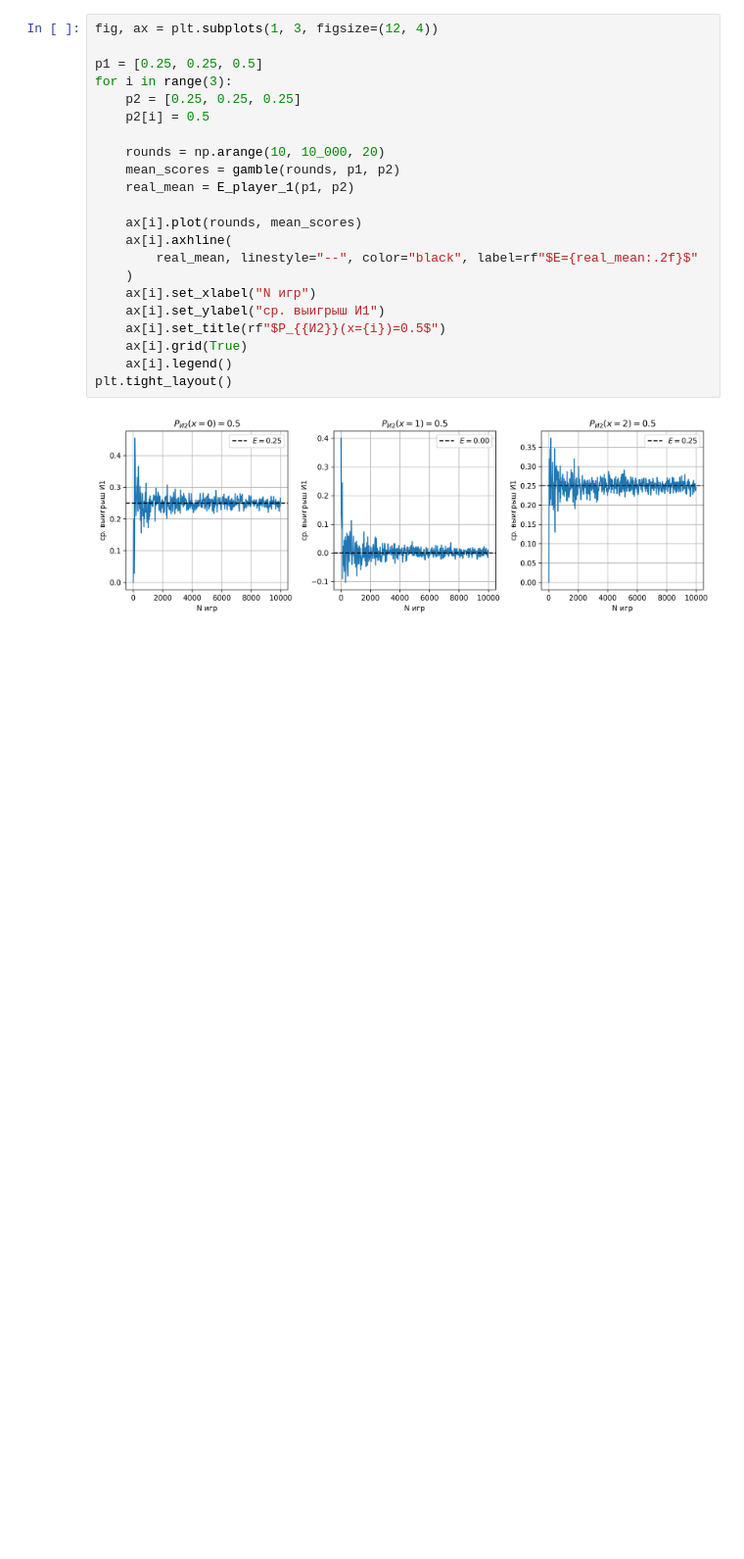
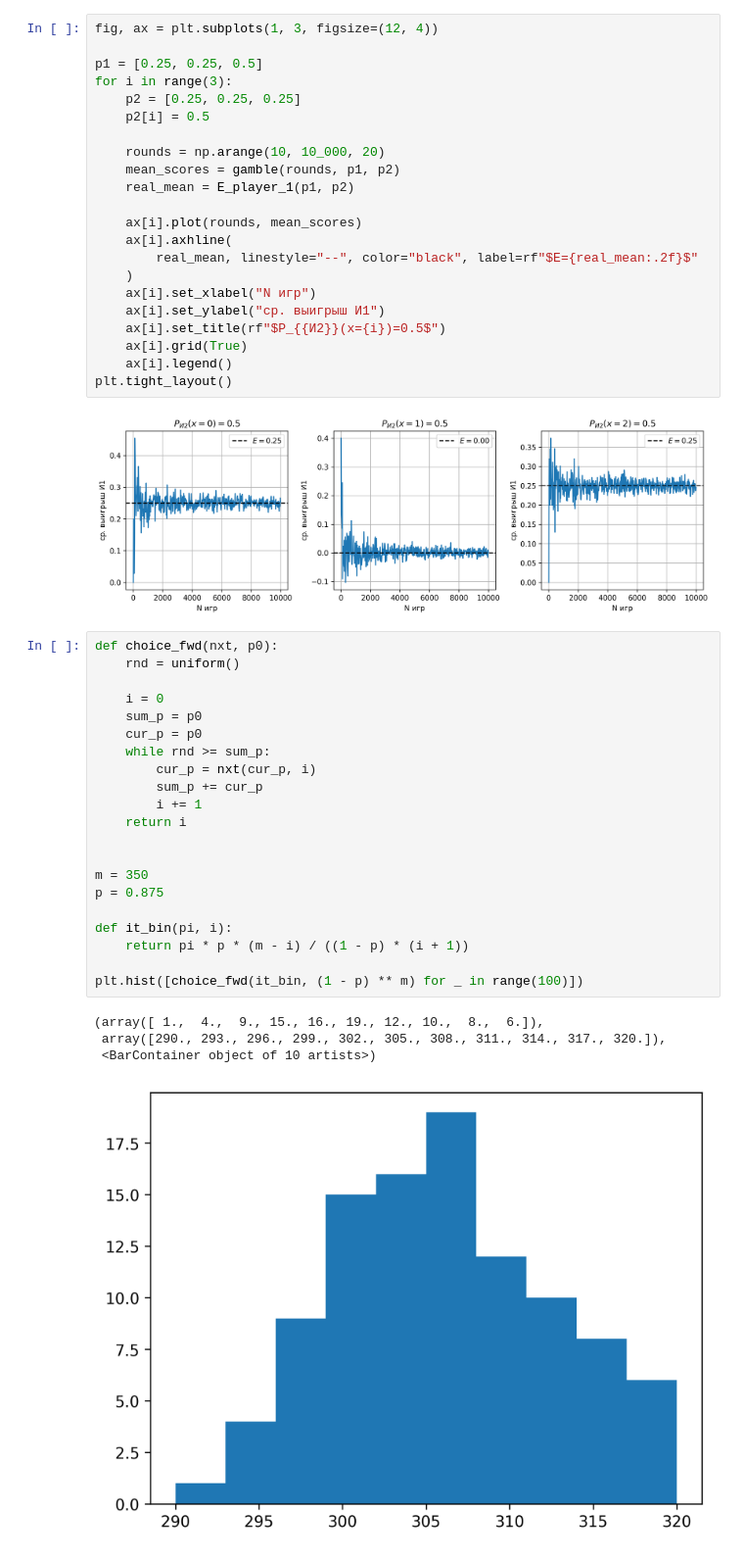
Before and after one commit to insert-zkm/simulation, a Jupyter notebook: 2.ipynb, the cells around one changed output. Shown at 98% size. Drawn from its saved outputs; the diff is of its cells as text; blank space fills up the shorter version.

```diff
--- a/2.ipynb
+++ b/2.ipynb
@@ -118,3 +118,29 @@ for i in range(3):
 plt.tight_layout()
 # %% [output]
 [figure]
+# %%
+def choice_fwd(nxt, p0):
+    rnd = uniform()
+
+    i = 0
+    sum_p = p0
+    cur_p = p0
+    while rnd >= sum_p:
+        cur_p = nxt(cur_p, i)
+        sum_p += cur_p
+        i += 1
+    return i
+
+
+m = 350
+p = 0.875
+
+def it_bin(pi, i):
+    return pi * p * (m - i) / ((1 - p) * (i + 1))
+
+plt.hist([choice_fwd(it_bin, (1 - p) ** m) for _ in range(100)])
+# %% [output]
+(array([ 1.,  4.,  9., 15., 16., 19., 12., 10.,  8.,  6.]),
+ array([290., 293., 296., 299., 302., 305., 308., 311., 314., 317., 320.]),
+ <BarContainer object of 10 artists>)
+[figure, added]
```
Also changed, not shown: parts of 1 cell of this notebook, 3 other files.
